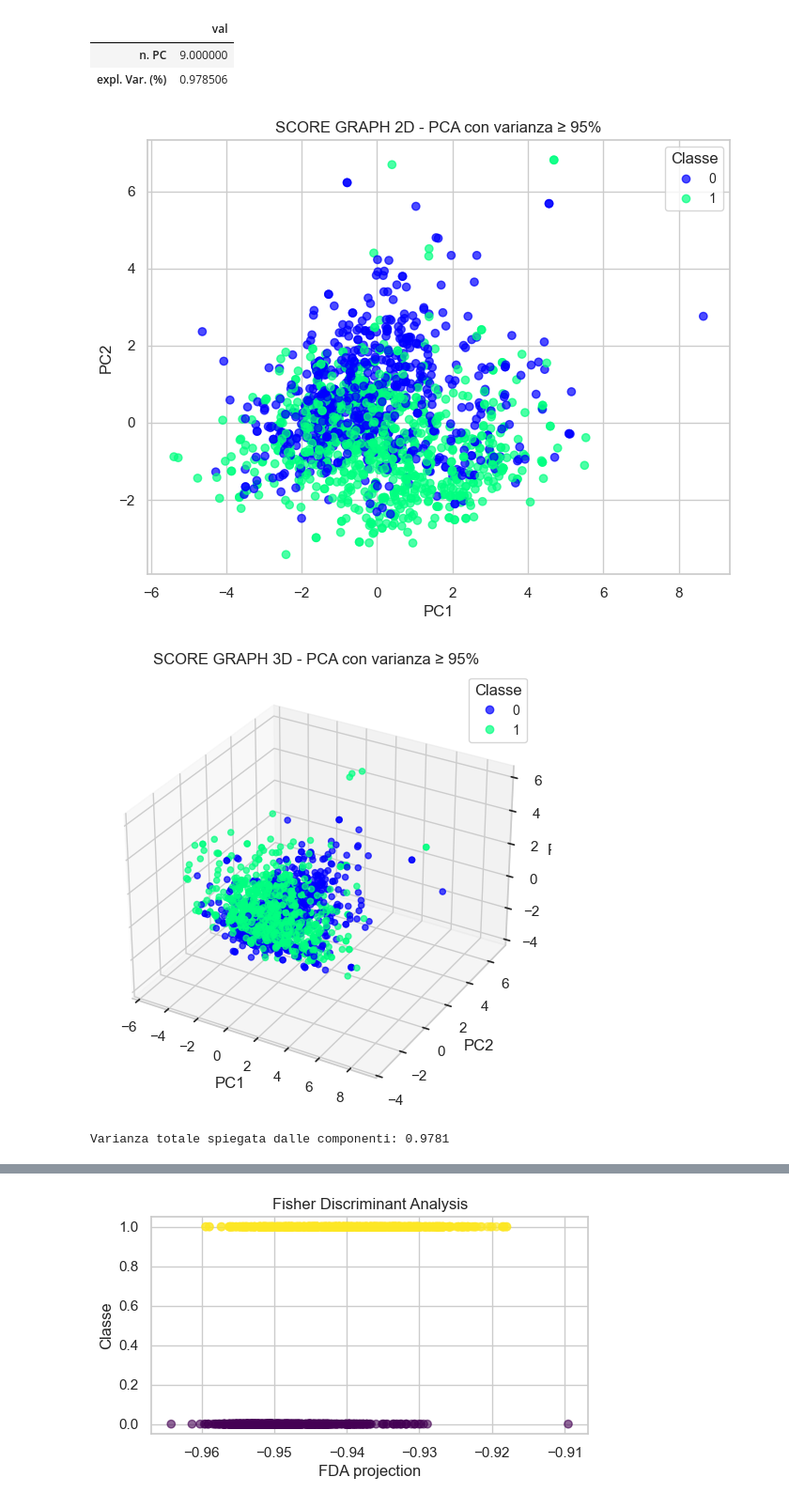
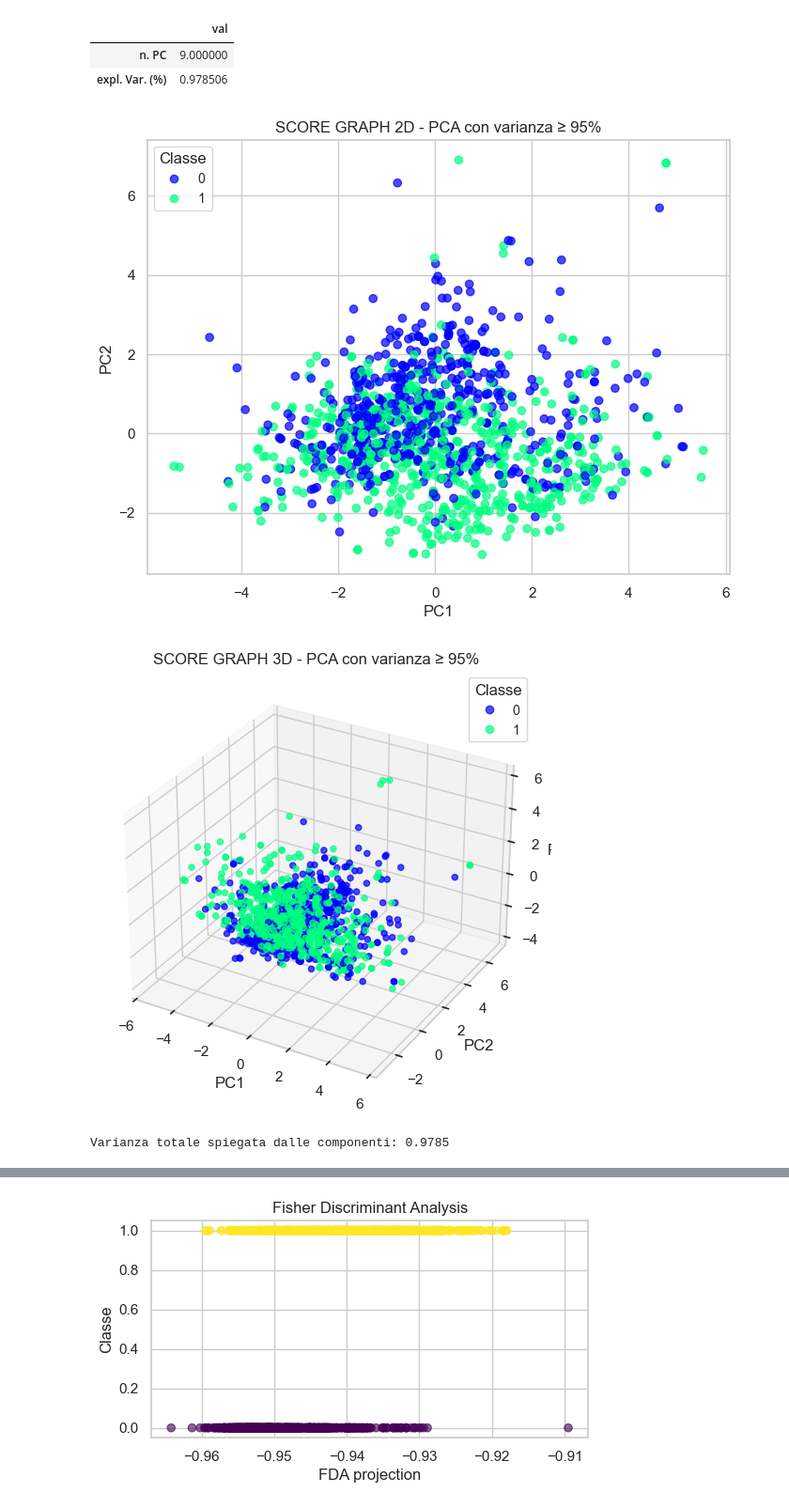
Before and after one commit to frameleee/progetto-MIA, a Jupyter notebook: notebooks/eda.ipynb, the cells around one changed output, grey strips where cells are left out. Shown at 94% size. Cells and saved outputs as stored; diff of their text form; code cells hidden in the pictures.

```diff
--- a/notebooks/eda.ipynb
+++ b/notebooks/eda.ipynb
@@ -222,50 +223,47 @@ display(df_pca)
 # %%
 # PCA per spiegare almeno il 95% della varianza
 pca = PCA(0.95)
-pca.fit(X_scaled)
+pca.fit(X_train_scaled)
 
 # Proiezione nello spazio ridotto
-Y_pca = pca.transform(X_scaled)
+Y_pca = pca.transform(X_train_scaled)
 
 # Etichette della classe (usate per colorare i punti)
-targets = df_red['quality_class']
+targets = y_train
 class_labels = sorted(targets.unique())
 
 # SCORE GRAPH 2D
-
 plt.figure(figsize=(8, 6))
 scatter = plt.scatter(Y_pca[:, 0], Y_pca[:, 1], c=targets.astype('category').cat.codes, cmap='winter', alpha=0.7)
 plt.title('SCORE GRAPH 2D - PCA con varianza ≥ 95%')
 plt.xlabel('PC1')
 plt.ylabel('PC2')
 plt.grid(True)
-
-# Aggiunta legenda
 plt.legend(handles=scatter.legend_elements()[0], labels=class_labels, title='Classe', fontsize='small')
 plt.show()
+
 
 # SCORE GRAPH 3D
 
 fig = plt.figure(figsize=(8, 6))
 ax = fig.add_subplot(111, projection='3d')
-scatter = ax.scatter(Y_pca[:, 0], Y_pca[:, 1], Y_pca[:, 2],
-                     c=targets.astype('category').cat.codes, cmap='winter', alpha=0.7)
+scatter = ax.scatter(Y_pca[:, 0], Y_pca[:, 1], Y_pca[:, 2], c=targets.astype('category').cat.codes, cmap='winter', alpha=0.7)
 
 ax.set_title('SCORE GRAPH 3D - PCA con varianza ≥ 95%')
 ax.set_xlabel('PC1')
 ax.set_ylabel('PC2')
 ax.set_zlabel('PC3')
 ax.grid(True)
 
 # Aggiunta legenda
 plt.legend(handles=scatter.legend_elements()[0], labels=class_labels, title='Classe', fontsize='small')
 plt.show()
 
 # Varianza spiegata
 
 print(f'Varianza totale spiegata dalle componenti: {pca.explained_variance_ratio_.sum():.4f}')
 # %% [output]
-[figure, old version]
+[figure, new version]
-[figure, old version]
+[figure, new version]
-Varianza totale spiegata dalle componenti: 0.9781
+Varianza totale spiegata dalle componenti: 0.9785
 # %%
```
Also changed, not shown: parts of 3 cells of this notebook.
